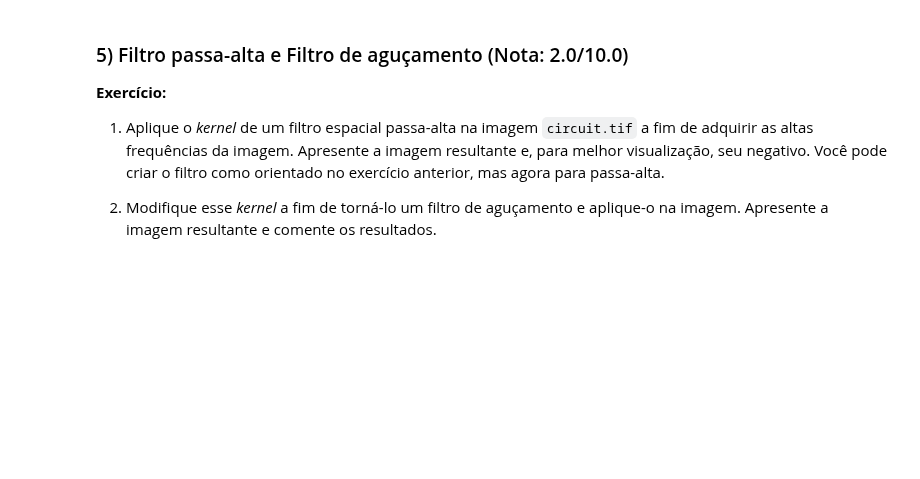
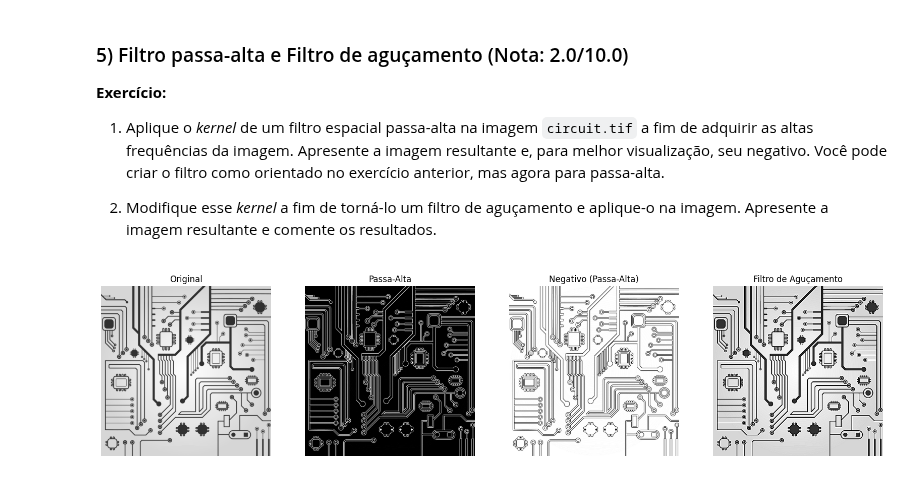
Before and after one commit to DanFerrari/comp_vision_usp, a Jupyter notebook: Lista_de_Exercicio_1.ipynb, the cells around one changed output. Saved outputs shown, nothing was run; the diff lists cells and outputs as text; code cells hidden in the pictures; blank space fills up the shorter version.

```diff
--- a/Lista_de_Exercicio_1.ipynb
+++ b/Lista_de_Exercicio_1.ipynb
@@ -367,0 +383,53 @@ exibir_imagens_horizontal([theshold_bin,theshold_otsu])
+# %%
+## -- Seu código começa AQUI -- ##
+img_circuit = cv.imread("./circuit.tif")
+
+kernel_passa_alta = np.array(
+    [
+        [-1,-1,-1],
+        [-1,8,-1],
+        [-1,-1,-1]
+    ]
+)
+kernel_agucamento =  np.array(
+    [
+        [-1,-1,-1],
+        [-1,9,-1],
+        [-1,-1,-1]
+    ]
+)
+
+
+img_passa_alta = cv.filter2D(img_circuit,-1,kernel_passa_alta)
+img_negativo = 255 - img_passa_alta
+img_agucada = cv.filter2D(img_circuit,-1,kernel_agucamento)
+
+fig, axes = plt.subplots(1, 4, figsize=(20, 5))
+
+axes[0].imshow(img_circuit, cmap='gray', vmin=0, vmax=255)
+axes[0].set_title("Original")
+axes[0].axis('off')
+
+axes[1].imshow(img_passa_alta, cmap='gray', vmin=0, vmax=255)
+axes[1].set_title("Passa-Alta")
+axes[1].axis('off')
+
+axes[2].imshow(img_negativo, cmap='gray', vmin=0, vmax=255)
+axes[2].set_title("Negativo (Passa-Alta)")
+axes[2].axis('off')
+
+axes[3].imshow(img_agucada, cmap='gray', vmin=0, vmax=255)
+axes[3].set_title("Filtro de Aguçamento")
+axes[3].axis('off')
+
+
+plt.show()
+## -- Seu código termina AQUI -- ##
+
+# Comentários:
+
+# O filtro passa-alta conseguiu isolar com sucesso todas as bordas, deixando componentes e trilhas do circuito destacados
+# a imagem negativa inverteu o fundo e as bordas, facilitando a visualização dos contornos
+# o filtro de aguçamento deixou a imagem muito mais nitida que a original, tornando os contornos mais intensificados.
+# %% [output]
+[figure, added]
```
Also changed, not shown: parts of 4 cells of this notebook.
